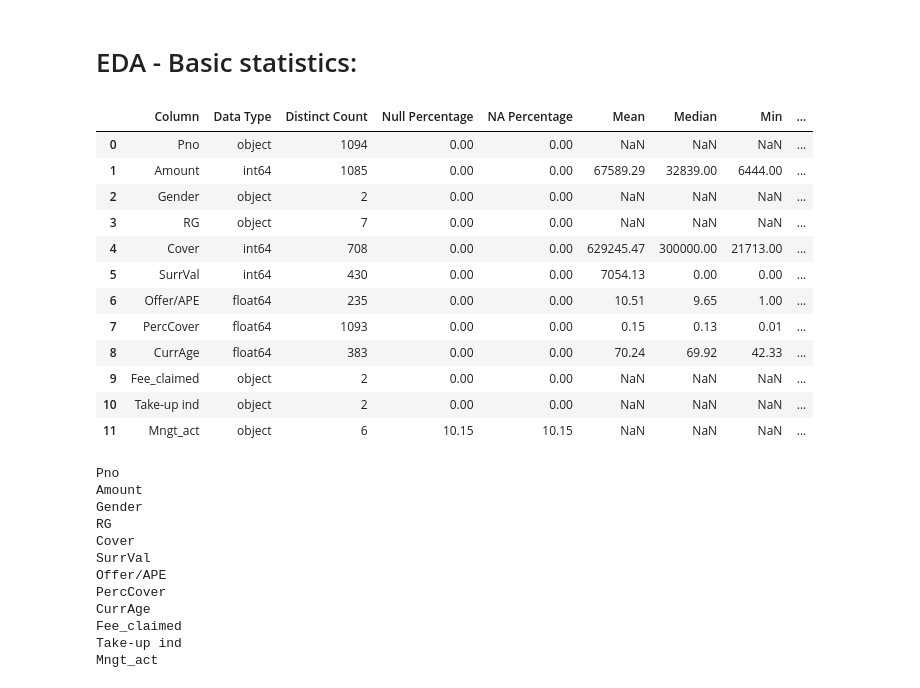
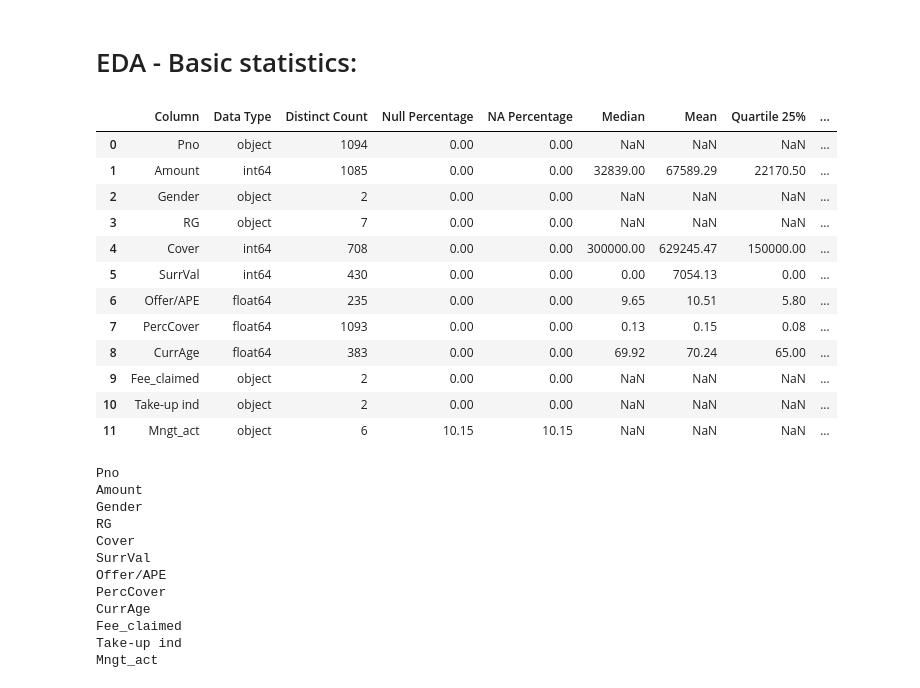
Before and after one commit to JacquesVermaak96/case-study, a Jupyter notebook: case_study_notebook 3.ipynb, the cells around one changed output. Drawn from its saved outputs; the diff is of its cells as text; code cells hidden in the pictures.

```diff
--- a/case_study_notebook 3.ipynb
+++ b/case_study_notebook 3.ipynb
@@ -12,7 +12,7 @@ from sklearn.preprocessing import OneHotEncoder
 # Import, load, modify the dataset:
 # %%
 # Import & load the dataset
-topcover_data = pd.read_excel("Data/topcover_pilot.xlsx", engine='openpyxl')
+topcover_data = pd.read_excel("topcover_pilot.xlsx", engine='openpyxl')
 
 # Save as dataframe
 topcover_data = pd.DataFrame(topcover_data)
@@ -68,46 +68,47 @@ for col in df.columns:
         skew = round(df[col].skew(), 2)
 
     else:
         mean_val = med_val = min_val = max_val =  std_dev = mode_val = perc_25 = perc_75 = skew = None # return NaN
 
 
     # Get an example entry that is not null
     example_entry = df[col].dropna().iloc[0] if df[col].notna().sum() > 0 else None
 
 
     # Append the results for the current column as a dictionary
     stats_results.append({
         'Column': col,
         'Data Type': data_type,
         'Distinct Count': distinct_count,
         'Null Percentage': null_percentage,
         'NA Percentage': na_percentage,
         # '(n) Non-null Count': non_null_count,
+        'Median': med_val,
         'Mean': mean_val,
-        'Median': med_val,
+        'Quartile 25% ': perc_25,
+        'Quartile 75% ': perc_75,
         'Min': min_val,
         'Max': max_val,
         'Std Deviation': std_dev,
+        'Skew': skew,
         'Mode': mode_val,
-        # 'Quartile 25% ': perc_25,
-        # 'Quartile 75% ': perc_75,
         'Example entry': example_entry
     })
 
 # Convert the results list to a DataFrame for better readability
 stats_results_df = pd.DataFrame(stats_results)
 display(stats_results_df)
 # %% [output]
-|  | Column | Data Type | Distinct Count | Null Percentage | NA Percentage | Mean | Median | Min | ... |
+|  | Column | Data Type | Distinct Count | Null Percentage | NA Percentage | Median | Mean | Quartile 25% | ... |
 | 0 | Pno | object | 1094 | 0.00 | 0.00 | NaN | NaN | NaN | ... |
-| 1 | Amount | int64 | 1085 | 0.00 | 0.00 | 67589.29 | 32839.00 | 6444.00 | ... |
+| 1 | Amount | int64 | 1085 | 0.00 | 0.00 | 32839.00 | 67589.29 | 22170.50 | ... |
 | 2 | Gender | object | 2 | 0.00 | 0.00 | NaN | NaN | NaN | ... |
 | 3 | RG | object | 7 | 0.00 | 0.00 | NaN | NaN | NaN | ... |
-| 4 | Cover | int64 | 708 | 0.00 | 0.00 | 629245.47 | 300000.00 | 21713.00 | ... |
-| 5 | SurrVal | int64 | 430 | 0.00 | 0.00 | 7054.13 | 0.00 | 0.00 | ... |
-| 6 | Offer/APE | float64 | 235 | 0.00 | 0.00 | 10.51 | 9.65 | 1.00 | ... |
-| 7 | PercCover | float64 | 1093 | 0.00 | 0.00 | 0.15 | 0.13 | 0.01 | ... |
-| 8 | CurrAge | float64 | 383 | 0.00 | 0.00 | 70.24 | 69.92 | 42.33 | ... |
+| 4 | Cover | int64 | 708 | 0.00 | 0.00 | 300000.00 | 629245.47 | 150000.00 | ... |
+| 5 | SurrVal | int64 | 430 | 0.00 | 0.00 | 0.00 | 7054.13 | 0.00 | ... |
+| 6 | Offer/APE | float64 | 235 | 0.00 | 0.00 | 9.65 | 10.51 | 5.80 | ... |
+| 7 | PercCover | float64 | 1093 | 0.00 | 0.00 | 0.13 | 0.15 | 0.08 | ... |
+| 8 | CurrAge | float64 | 383 | 0.00 | 0.00 | 69.92 | 70.24 | 65.00 | ... |
 | 9 | Fee_claimed | object | 2 | 0.00 | 0.00 | NaN | NaN | NaN | ... |
 | 10 | Take-up ind | object | 2 | 0.00 | 0.00 | NaN | NaN | NaN | ... |
 | 11 | Mngt_act | object | 6 | 10.15 | 10.15 | NaN | NaN | NaN | ... |
```
Also changed, not shown: 1 other file.
